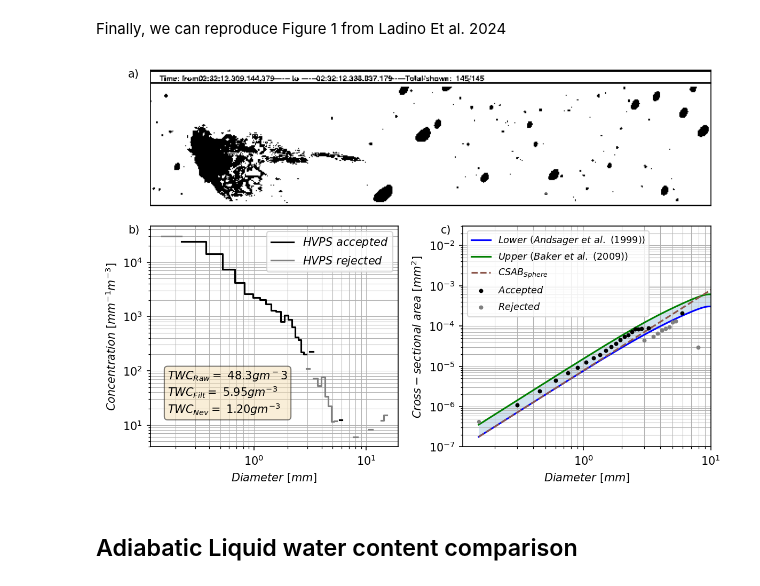
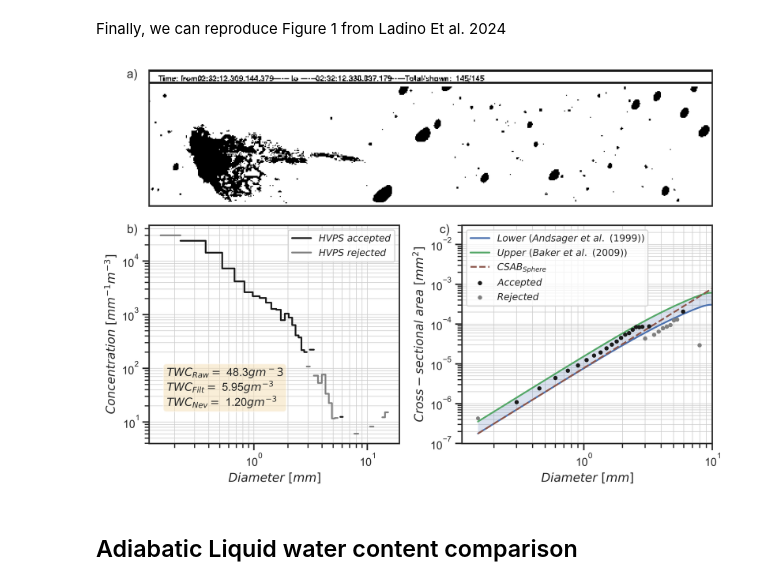
Before and after one commit to aladinor/Ladino_et_al_2025_DNN_PSD_retrieval, a Jupyter notebook: notebooks/1.CSAB-filter.ipynb, the cells around one changed output. Drawn from its saved outputs; the diff is of its cells as text; code cells hidden in the pictures.

```diff
--- a/notebooks/1.CSAB-filter.ipynb
+++ b/notebooks/1.CSAB-filter.ipynb
@@ -40,6 +40,16 @@ import warnings
 from PIL import Image
 import cv2
 warnings.filterwarnings('ignore')
+# %%
+plt.rcParams.update({
+    'font.size': 8,            # Base font size
+    'axes.titlesize': 9,       # Axes title
+    'axes.labelsize': 8,       # Axis labels
+    'xtick.labelsize': 7,      # X tick labels
+    'ytick.labelsize': 7,      # Y tick labels
+    'legend.fontsize': 7.5,    # Legend font size
+    'figure.titlesize': 10     # Figure title
+})
 # %% [markdown]
 Let's fire up our local cluster
 # %%
@@ -203,8 +213,12 @@ ynot2 = y.where(csa > area_hvps / 1e5 * alpha_hvps * 2)
 # %% [markdown]
 Finally, we can reproduce Figure 1 from Ladino Et al. 2024
 # %%
-# Create and define the layout
-fig, axs = plt.subplot_mosaic([['a)', 'a)'], ['b)', 'c)']], figsize=(8,6), dpi=150)
+fig_width = 8.0  # inches
+fig_height = 6.0  # or adjust to fit your layout
+dpi_val = 600     # matches combination halftone requirements
+
+fig, axs = plt.subplot_mosaic([['a)', 'a)'], ['b)', 'c)']], figsize=(fig_width, fig_height), dpi=dpi_val)
+
 
 # In the top row show the HVPS raw image
 path_img = f'{path}/data/CAMP2Ex_HVPS_P3B_V_20190907_023212_276415_RA.png'
@@ -227,7 +241,7 @@ ax1.set_yscale('log')
 ax1.grid(which='both', lw=0.5)
 ax1.set_ylabel('$Concentration \ [mm^{-1} m^{-3}]$')
 ax1.set_xlabel('$Diameter \ [mm]$')
-ax1.legend(fontsize=10)
+ax1.legend(fontsize=8.5)
 props = dict(boxstyle='round', facecolor='wheat', alpha=0.5)
 
 ax1.text(0.07, 0.35, "$TWC_{Raw}= \ $" + f'{lwc_raw_tot:.1f}' + f'$gm^{-3}$' + '\n' +
@@ -245,35 +259,35 @@ ax.fill_between(diameter,
                 area/1e5 * alpha ,
                 area/1e5 * alpha * 2, alpha=0.2)
 
 ax.scatter(xr_hvps.diameter / 1e3, csab_in,
                zorder=2.5, c='k', lw=0.8, marker='.', label='$Accepted$')
 ax.scatter(xr_hvps.diameter / 1e3, csab_low,
                zorder=2.5, c='gray', lw=0.8, marker='.', label='$Rejected$')
 ax.scatter(xr_hvps.diameter / 1e3, csab_up,
                zorder=2.5, c='gray', lw=0.5, marker='.')
 
 ax.set_xscale('log')
 ax.set_yscale('log')
 ax.set_ylabel('$Cross-sectional \ area \ [mm^2]$')
 ax.set_xlabel('$Diameter \ [mm]$')
 # title = f"{pd.to_datetime(xr_hvps.a_bin.sel(time=time).time.values): %Y-%m-%d %X} UTC - {aircraft}"
 # fig.suptitle(title, fontsize=14, fontweight='bold', y=0.95)
 ax.set_xlim(0, 10)
 ax.set_xlim(0, 10)
 
 ax.legend(loc='upper left', fontsize=8.5)
 ax.grid(which='both', lw=0.5)
 for label, ax in axs.items():
     # label physical distance in and down:
     trans = mtransforms.ScaledTranslation(-20/72, 1/72, fig.dpi_scale_trans)
     ax.text(0.0, 1.0, label, transform=ax.transAxes + trans,
             fontsize='medium', verticalalignment='top')
 
 fig.tight_layout()
 plt.subplots_adjust(wspace=None, hspace=-0.1)
-plt.savefig(f'{path}/images/area_based_filter.svg', bbox_inches='tight')
+plt.savefig(f'{path}/images/Fig1.pdf', dpi=dpi_val, format='pdf', bbox_inches='tight')
 # %% [output]
-[figure, old version]
+[figure, new version]
 # %% [markdown]
 ## Adiabatic Liquid water content comparison
 # %% [markdown]
```
Also changed, not shown: parts of 3 cells of this notebook, 29 other files.
